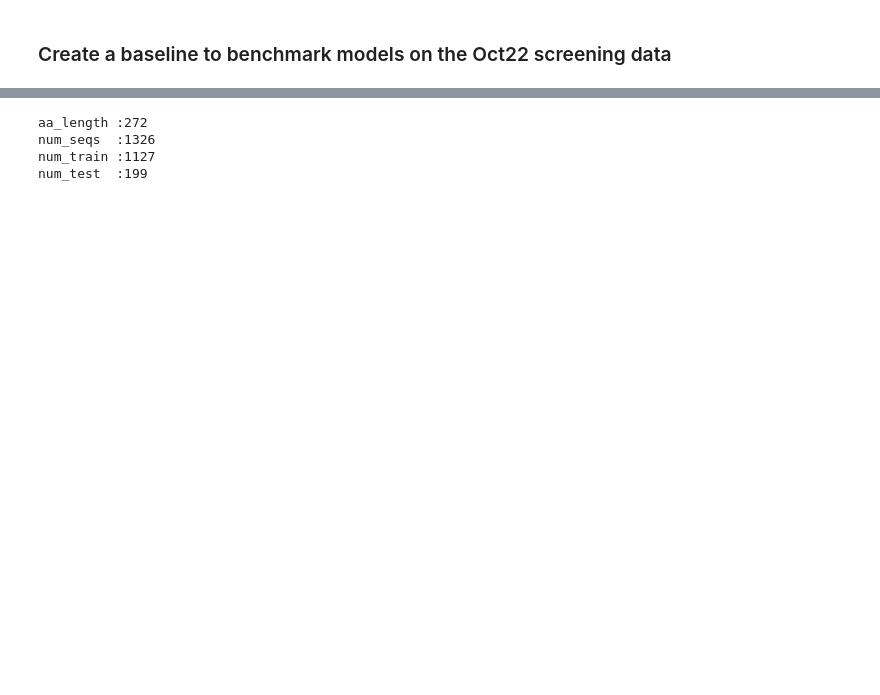
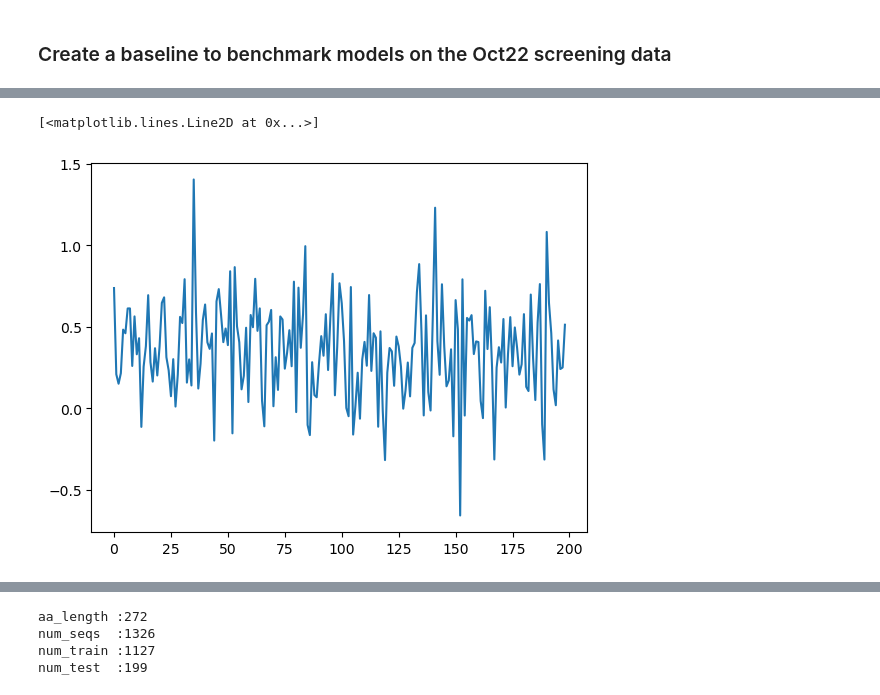
Before and after one commit to RomeroLab/sadx-latent-function, a Jupyter notebook: projects/Biochemical_Ordinal/scripts/nb_model_Oct22_sequences_baseline.ipynb, the cells around one changed output, grey strips where cells are left out. Cells and saved outputs as stored; diff of their text form; code cells hidden in the pictures; blank space fills up the shorter version.

Commit message:
syncing sklearn model code

```diff
--- a/projects/Biochemical_Ordinal/scripts/nb_model_Oct22_sequences_baseline.ipynb
+++ b/projects/Biochemical_Ordinal/scripts/nb_model_Oct22_sequences_baseline.ipynb
@@ -2,0 +26,4 @@
+# %%
+x = model.decision_function(X_test)
+print(x.shape)
+x
@@ -2,0 +49,5 @@
+# %%
+plt.plot(x)
+# %% [output]
+[<matplotlib.lines.Line2D at 0x...>]
+[figure, added]
```
Also changed, not shown: parts of 18 cells of this notebook, 2 other files.
